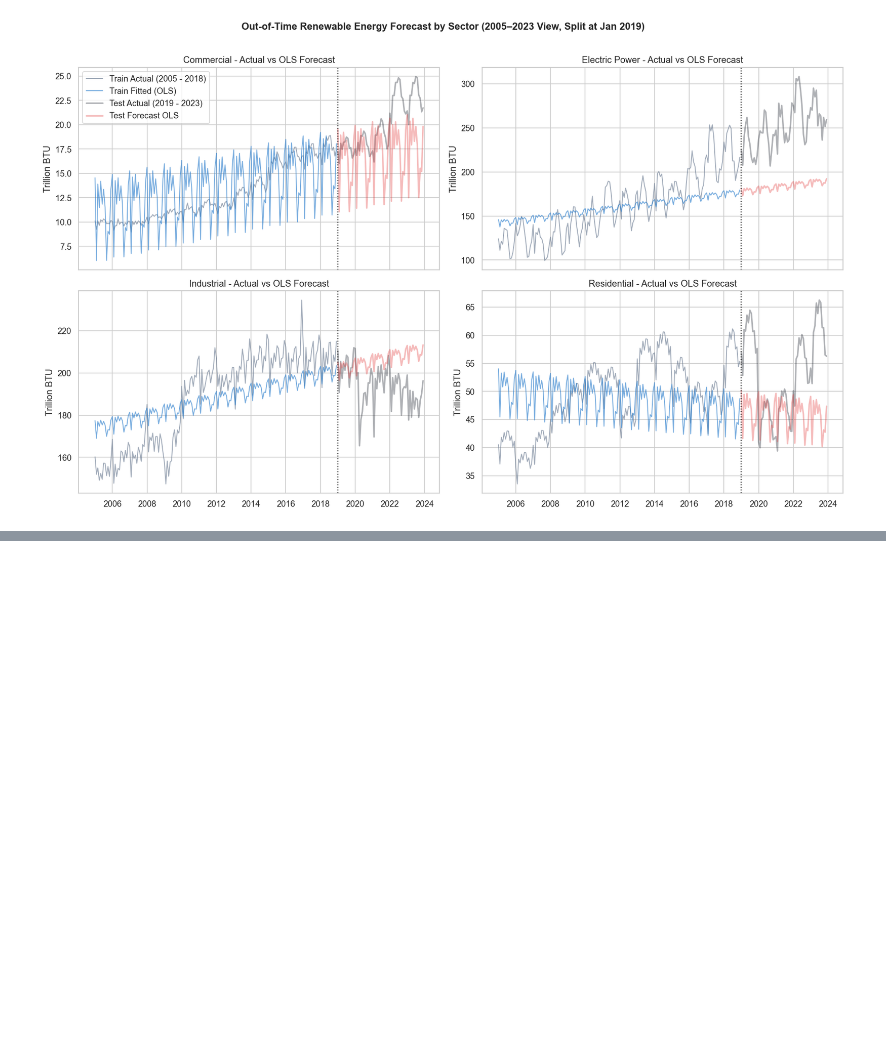
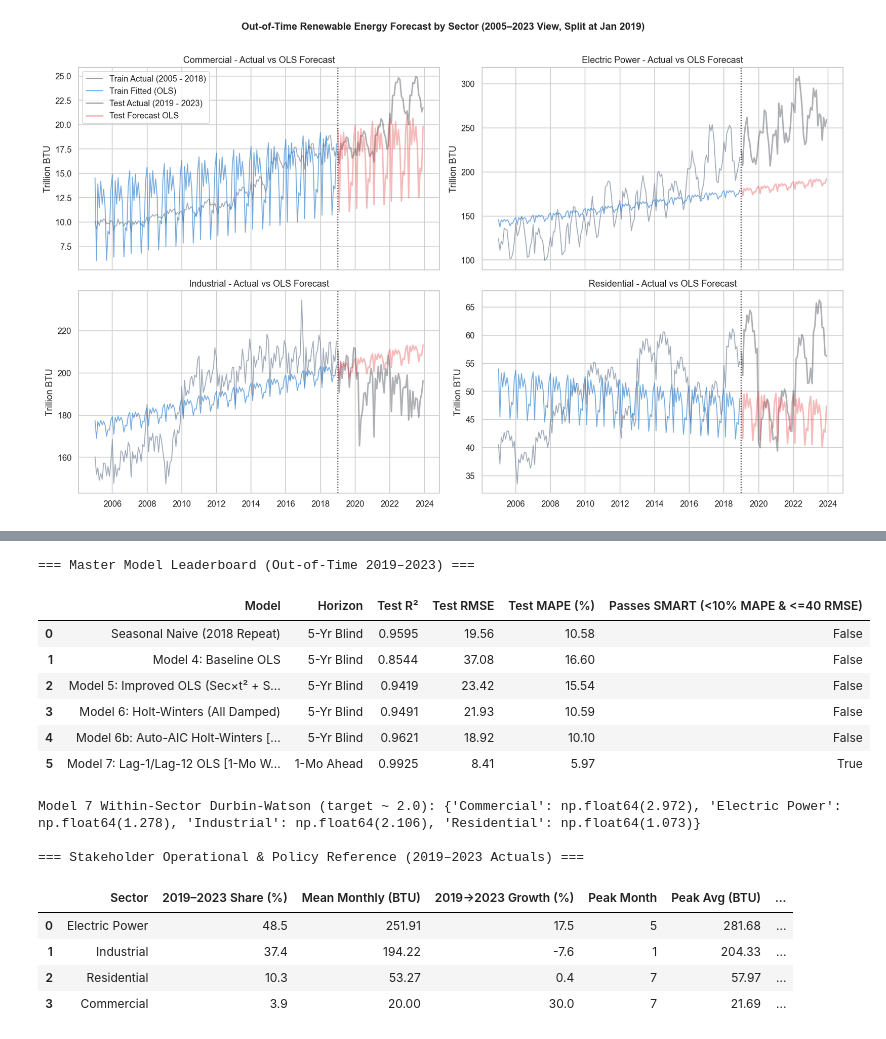
Before and after one commit to MichaelB232/41_IF-D_KataAnissaBebas, a Jupyter notebook: notebooks/04_modeling_and_evaluation.ipynb, the cells around one changed output, grey strips where cells are left out. Drawn from its saved outputs; the diff is of its cells as text; code cells hidden in the pictures; blank space fills up the shorter version.

```diff
--- a/notebooks/04_modeling_and_evaluation.ipynb
+++ b/notebooks/04_modeling_and_evaluation.ipynb
@@ -436,0 +730,74 @@ plt.show()
+# %%
+OUTPUTS_DIR = Path('../outputs')
+OUTPUTS_DIR.mkdir(parents=True, exist_ok=True)
+
+# 1. Master Benchmark Leaderboard
+master_leaderboard = pd.DataFrame([
+    {'Model': 'Seasonal Naive (2018 Repeat)', 'Horizon': '5-Yr Blind', 'Test R²': round(r2_score(y_test, pred_naive), 4), 'Test RMSE': round(np.sqrt(mean_squared_error(y_test, pred_naive)), 2), 'Test MAPE (%)': round(np.mean(np.abs((y_test - pred_naive) / y_test)) * 100, 2)},
+    {'Model': 'Model 4: Baseline OLS', 'Horizon': '5-Yr Blind', 'Test R²': round(r2_score(y_test, preds_test['Model 4: Baseline OLS']), 4), 'Test RMSE': round(np.sqrt(mean_squared_error(y_test, preds_test['Model 4: Baseline OLS'])), 2), 'Test MAPE (%)': round(np.mean(np.abs((y_test - preds_test['Model 4: Baseline OLS']) / y_test)) * 100, 2)},
+    {'Model': 'Model 5: Improved OLS (Sec×t² + Sec×Mo)', 'Horizon': '5-Yr Blind', 'Test R²': round(r2_score(y_test, pred_m5), 4), 'Test RMSE': round(np.sqrt(mean_squared_error(y_test, pred_m5)), 2), 'Test MAPE (%)': round(np.mean(np.abs((y_test - pred_m5) / y_test)) * 100, 2)},
+    {'Model': 'Model 6: Holt-Winters (All Damped)', 'Horizon': '5-Yr Blind', 'Test R²': round(r2_score(y_test, pred_hw), 4), 'Test RMSE': round(np.sqrt(mean_squared_error(y_test, pred_hw)), 2), 'Test MAPE (%)': round(np.mean(np.abs((y_test - pred_hw) / y_test)) * 100, 2)},
+    {'Model': 'Model 6b: Auto-AIC Holt-Winters [5-Yr Winner]', 'Horizon': '5-Yr Blind', 'Test R²': round(r2_score(y_test, pred_hw_aic), 4), 'Test RMSE': round(np.sqrt(mean_squared_error(y_test, pred_hw_aic)), 2), 'Test MAPE (%)': round(np.mean(np.abs((y_test - pred_hw_aic) / y_test)) * 100, 2)},
+    {'Model': 'Model 7: Lag-1/Lag-12 OLS [1-Mo Winner]', 'Horizon': '1-Mo Ahead', 'Test R²': round(r2_score(y_m7_test, pred_m7), 4), 'Test RMSE': round(np.sqrt(mean_squared_error(y_m7_test, pred_m7)), 2), 'Test MAPE (%)': round(np.mean(np.abs((y_m7_test - pred_m7) / y_m7_test)) * 100, 2)},
+])
+master_leaderboard['Passes SMART (<10% MAPE & <=40 RMSE)'] = (
+    (master_leaderboard['Test MAPE (%)'] < 10.0) & (master_leaderboard['Test RMSE'] <= 40.0)
+)
+
+# 2. Check whether Lag features resolve residual autocorrelation in Model 7
+m7_resid = m7_lag.resid.values
+m7_dw = {
+    sec: round(durbin_watson(m7_resid[(df_lag.loc[tr_idx, 'Sector'] == sec).values]), 3)
+    for sec in sorted(df_lag['Sector'].unique())
+}
+
+# 3. Stakeholder Operational & Policy Reference (Recent 2019–2023 Actuals)
+recent_df = df_clean[df_clean['Year'] >= 2019].copy()
+total_recent = recent_df['Total Renewable Energy'].sum()
+
+stakeholder_rows = []
+for sec, grp in recent_df.groupby('Sector'):
+    monthly_avg = grp.groupby('Month')['Total Renewable Energy'].mean()
+    peak_m, peak_val = int(monthly_avg.idxmax()), monthly_avg.max()
+    low_m, low_val = int(monthly_avg.idxmin()), monthly_avg.min()
+    y2019 = grp[grp['Year'] == 2019]['Total Renewable Energy'].sum()
+    y2023 = grp[grp['Year'] == 2023]['Total Renewable Energy'].sum()
+    stakeholder_rows.append({
+        'Sector': sec,
+        '2019–2023 Share (%)': round(grp['Total Renewable Energy'].sum() / total_recent * 100, 1),
+        'Mean Monthly (BTU)': round(grp['Total Renewable Energy'].mean(), 2),
+        '2019→2023 Growth (%)': round((y2023 - y2019) / y2019 * 100, 1),
+        'Peak Month': peak_m,
+        'Peak Avg (BTU)': round(peak_val, 2),
+        'Off-Peak Month': low_m,
+        'Off-Peak Avg (BTU)': round(low_val, 2),
+        'Seasonal Swing (BTU)': round(peak_val - low_val, 2),
+    })
+
+stakeholder_df = pd.DataFrame(stakeholder_rows).sort_values('2019–2023 Share (%)', ascending=False).reset_index(drop=True)
+
+master_leaderboard.to_csv(OUTPUTS_DIR / 'model_benchmark_2019_2023.csv', index=False)
+stakeholder_df.to_csv(OUTPUTS_DIR / 'sector_seasonal_planning.csv', index=False)
+
+print("=== Master Model Leaderboard (Out-of-Time 2019–2023) ===")
+display(master_leaderboard)
+print("Model 7 Within-Sector Durbin-Watson (target ~ 2.0):", m7_dw)
+print("\n=== Stakeholder Operational & Policy Reference (2019–2023 Actuals) ===")
+display(stakeholder_df)
+# %% [output]
+=== Master Model Leaderboard (Out-of-Time 2019–2023) ===
+|  | Model | Horizon | Test R² | Test RMSE | Test MAPE (%) | Passes SMART (<10% MAPE & <=40 RMSE) |
+| 0 | Seasonal Naive (2018 Repeat) | 5-Yr Blind | 0.9595 | 19.56 | 10.58 | False |
+| 1 | Model 4: Baseline OLS | 5-Yr Blind | 0.8544 | 37.08 | 16.60 | False |
+| 2 | Model 5: Improved OLS (Sec×t² + S... | 5-Yr Blind | 0.9419 | 23.42 | 15.54 | False |
+| 3 | Model 6: Holt-Winters (All Damped) | 5-Yr Blind | 0.9491 | 21.93 | 10.59 | False |
+| 4 | Model 6b: Auto-AIC Holt-Winters [... | 5-Yr Blind | 0.9621 | 18.92 | 10.10 | False |
+| 5 | Model 7: Lag-1/Lag-12 OLS [1-Mo W... | 1-Mo Ahead | 0.9925 | 8.41 | 5.97 | True |
+Model 7 Within-Sector Durbin-Watson (target ~ 2.0): {'Commercial': np.float64(2.972), 'Electric Power': np.float64(1.278), 'Industrial': np.float64(2.106), 'Residential': np.float64(1.073)}
+
+=== Stakeholder Operational & Policy Reference (2019–2023 Actuals) ===
+|  | Sector | 2019–2023 Share (%) | Mean Monthly (BTU) | 2019→2023 Growth (%) | Peak Month | Peak Avg (BTU) | ... |
+| 0 | Electric Power | 48.5 | 251.91 | 17.5 | 5 | 281.68 | ... |
+| 1 | Industrial | 37.4 | 194.22 | -7.6 | 1 | 204.33 | ... |
+| 2 | Residential | 10.3 | 53.27 | 0.4 | 7 | 57.97 | ... |
+| 3 | Commercial | 3.9 | 20.00 | 30.0 | 7 | 21.69 | ... |
```
Also changed, not shown: parts of 7 cells of this notebook, 7 other files.
